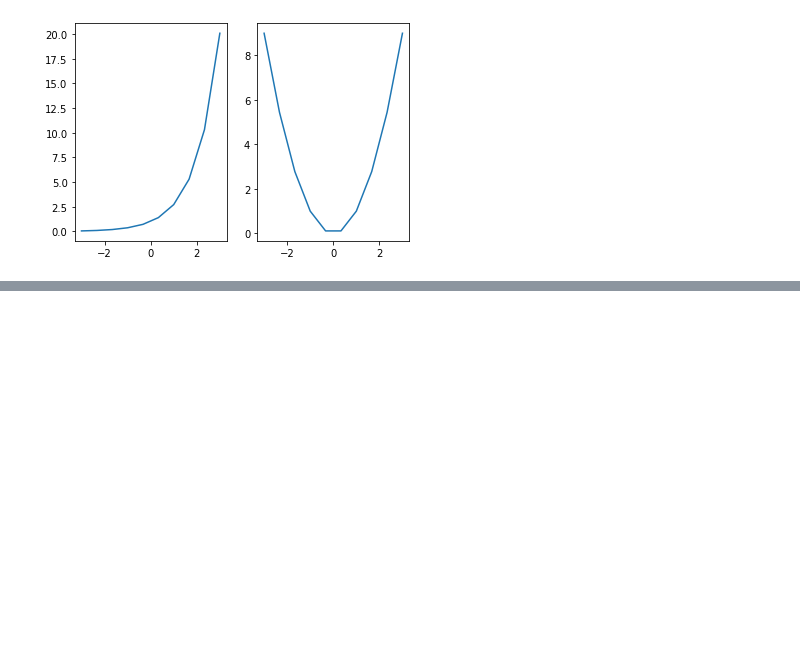
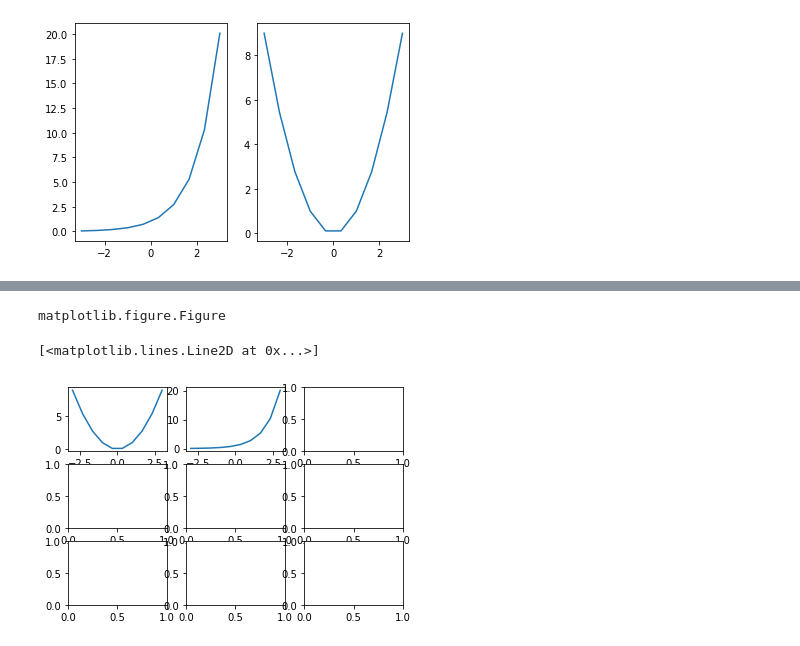
Before and after one commit to jsmack/learn, a Jupyter notebook: language/python/ds/01/21.ipynb, the cells around one changed output, grey strips where cells are left out. Cells and saved outputs as stored; diff of their text form; code cells hidden in the pictures; blank space fills up the shorter version.

```diff
--- a/language/python/ds/01/21.ipynb
+++ b/language/python/ds/01/21.ipynb
@@ -45,0 +68,11 @@ ax2.plot(x,y2)
+# %%
+type(fig1)
+# %% [output]
+matplotlib.figure.Figure
+# %%
+fig1 , axes = plt.subplots(nrows=3,ncols=3)
+axes[0,0].plot(x,y2)
+axes[0,1].plot(x,y1)
+# %% [output]
+[<matplotlib.lines.Line2D at 0x...>]
+[figure, added]
```
Also changed, not shown: parts of 5 cells of this notebook, 5 other files.
